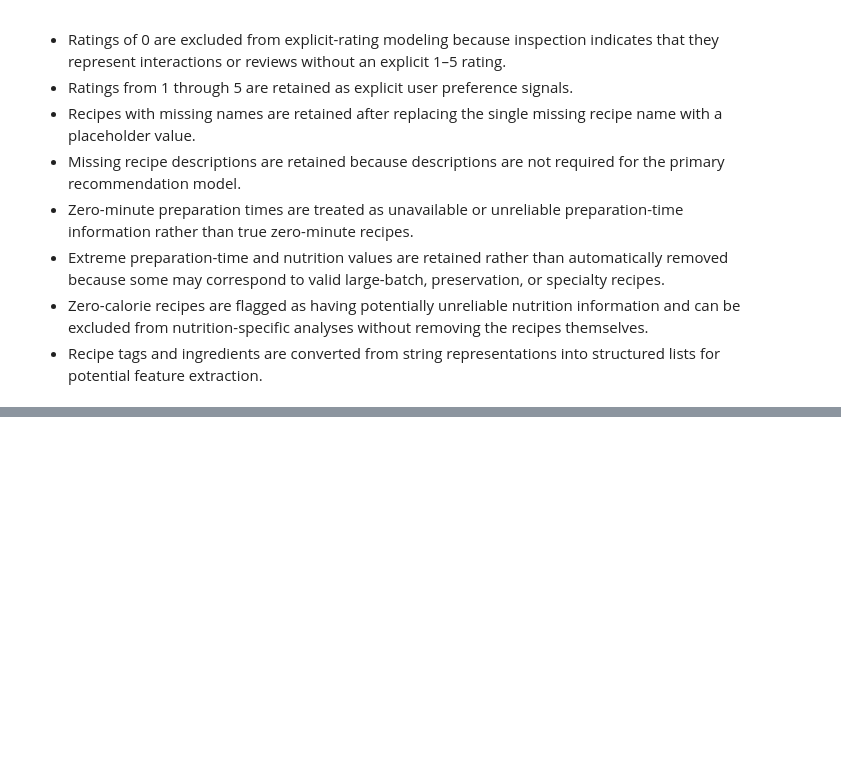
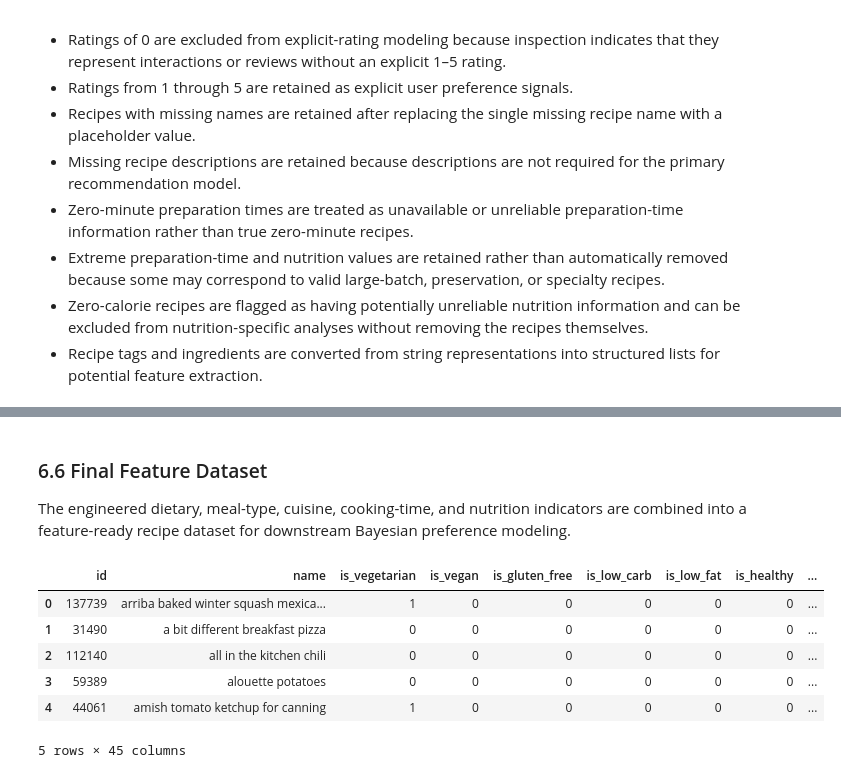
Before and after one commit to janvigandhi10/Bayesian_recipe_rec_project, a Jupyter notebook: notebooks/hoang_data_cleaning_eda.ipynb, the cells around one changed output, grey strips where cells are left out. Saved outputs shown, nothing was run; the diff lists cells and outputs as text; code cells hidden in the pictures; blank space fills up the shorter version.

```diff
--- a/notebooks/hoang_data_cleaning_eda.ipynb
+++ b/notebooks/hoang_data_cleaning_eda.ipynb
@@ -1228,0 +1591,14 @@ The following decisions are applied:
+# %%
+nutrition_cols = [
+    "calories",
+    "total_fat_pct",
+    "sugar_pct",
+    "sodium_pct",
+    "protein_pct",
+    "saturated_fat_pct",
+    "carbohydrates_pct"
+]
+
+recipes_clean[nutrition_cols].quantile(
+    [0.25, 0.50, 0.75, 0.90, 0.95, 0.99]
+).round(2)
@@ -1228,0 +1666,4 @@ The following decisions are applied:
+# %% [markdown]
+### 6.6 Final Feature Dataset
+
+The engineered dietary, meal-type, cuisine, cooking-time, and nutrition indicators are combined into a feature-ready recipe dataset for downstream Bayesian preference modeling.
@@ -1228,0 +1678,14 @@ The following decisions are applied:
+# %%
+recipe_features = recipes_clean[
+    ["id", "name"] + final_feature_cols
+].copy()
+
+recipe_features.head()
+# %% [output]
+|  | id | name | is_vegetarian | is_vegan | is_gluten_free | is_low_carb | is_low_fat | is_healthy | ... |
+| 0 | 137739 | arriba baked winter squash mexica... | 1 | 0 | 0 | 0 | 0 | 0 | ... |
+| 1 | 31490 | a bit different breakfast pizza | 0 | 0 | 0 | 0 | 0 | 0 | ... |
+| 2 | 112140 | all in the kitchen chili | 0 | 0 | 0 | 0 | 0 | 0 | ... |
+| 3 | 59389 | alouette potatoes | 0 | 0 | 0 | 0 | 0 | 0 | ... |
+| 4 | 44061 | amish tomato ketchup for canning | 1 | 0 | 0 | 0 | 0 | 0 | ... |
+5 rows × 45 columns
```
Also changed, not shown: parts of 45 cells of this notebook, 7 other files.
